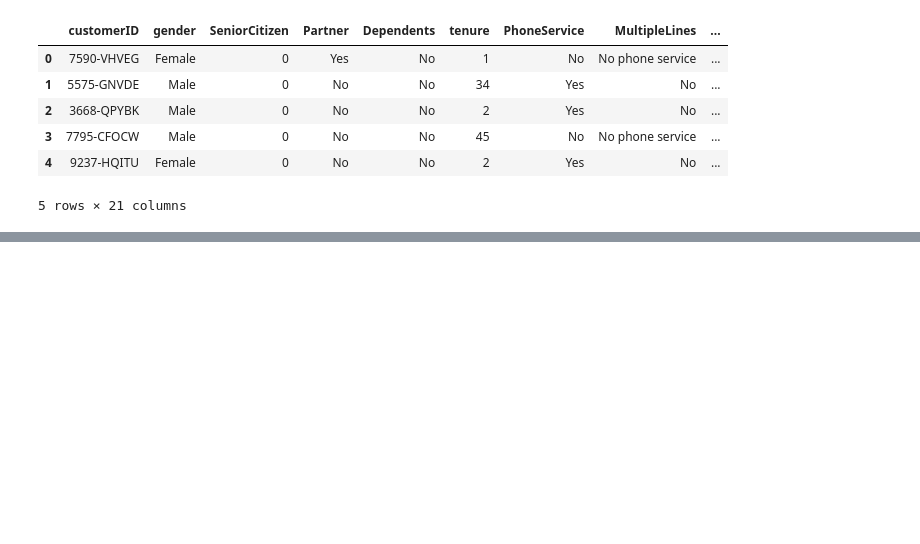
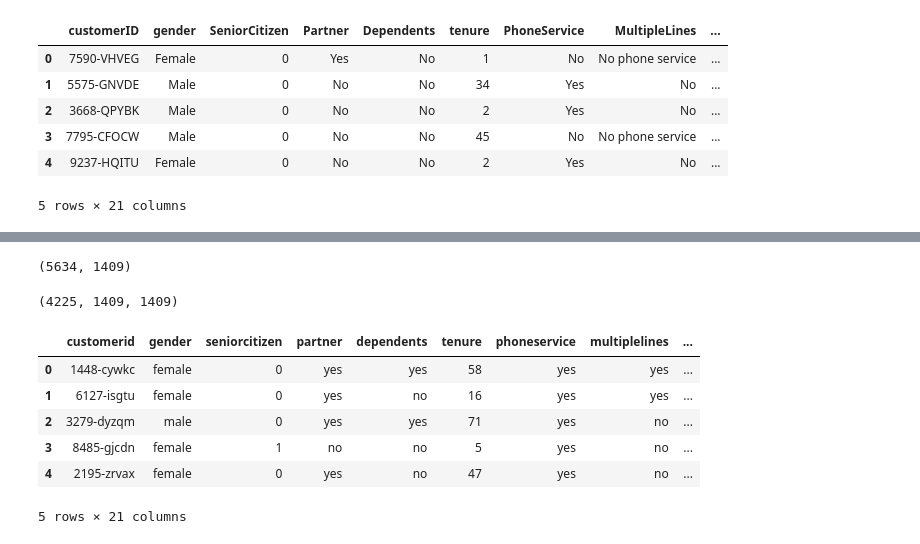
Before and after one commit to Anandaganesh/machine-learning-zoomcamp-homework, a Jupyter notebook: 03-classification/churn-prediction.ipynb, the cells around one changed output, grey strips where cells are left out. Drawn from its saved outputs; the diff is of its cells as text; code cells hidden in the pictures; blank space fills up the shorter version.

```diff
--- a/03-classification/churn-prediction.ipynb
+++ b/03-classification/churn-prediction.ipynb
@@ -19,0 +119,26 @@ df.head()
+# %%
+df_train_full, df_test = train_test_split(df, test_size=0.2, random_state=1)
+# %%
+len(df_train_full), len(df_test)
+# %% [output]
+(5634, 1409)
+# %%
+df_train, df_val = train_test_split(df_train_full, test_size=0.25, random_state=11)
+# %%
+len(df_train), len(df_val), len(df_test)
+# %% [output]
+(4225, 1409, 1409)
+# %%
+df_train = df_train.reset_index(drop=True)
+df_val = df_val.reset_index(drop=True)
+df_test = df_test.reset_index(drop=True)
+# %%
+df_train.head()
+# %% [output]
+|  | customerid | gender | seniorcitizen | partner | dependents | tenure | phoneservice | multiplelines | ... |
+| 0 | 1448-cywkc | female | 0 | yes | yes | 58 | yes | yes | ... |
+| 1 | 6127-isgtu | female | 0 | yes | no | 16 | yes | yes | ... |
+| 2 | 3279-dyzqm | male | 0 | yes | yes | 71 | yes | no | ... |
+| 3 | 8485-gjcdn | female | 1 | no | no | 5 | yes | no | ... |
+| 4 | 2195-zrvax | female | 0 | yes | no | 47 | yes | no | ... |
+5 rows × 21 columns
```
Also changed, not shown: parts of 11 cells of this notebook.
